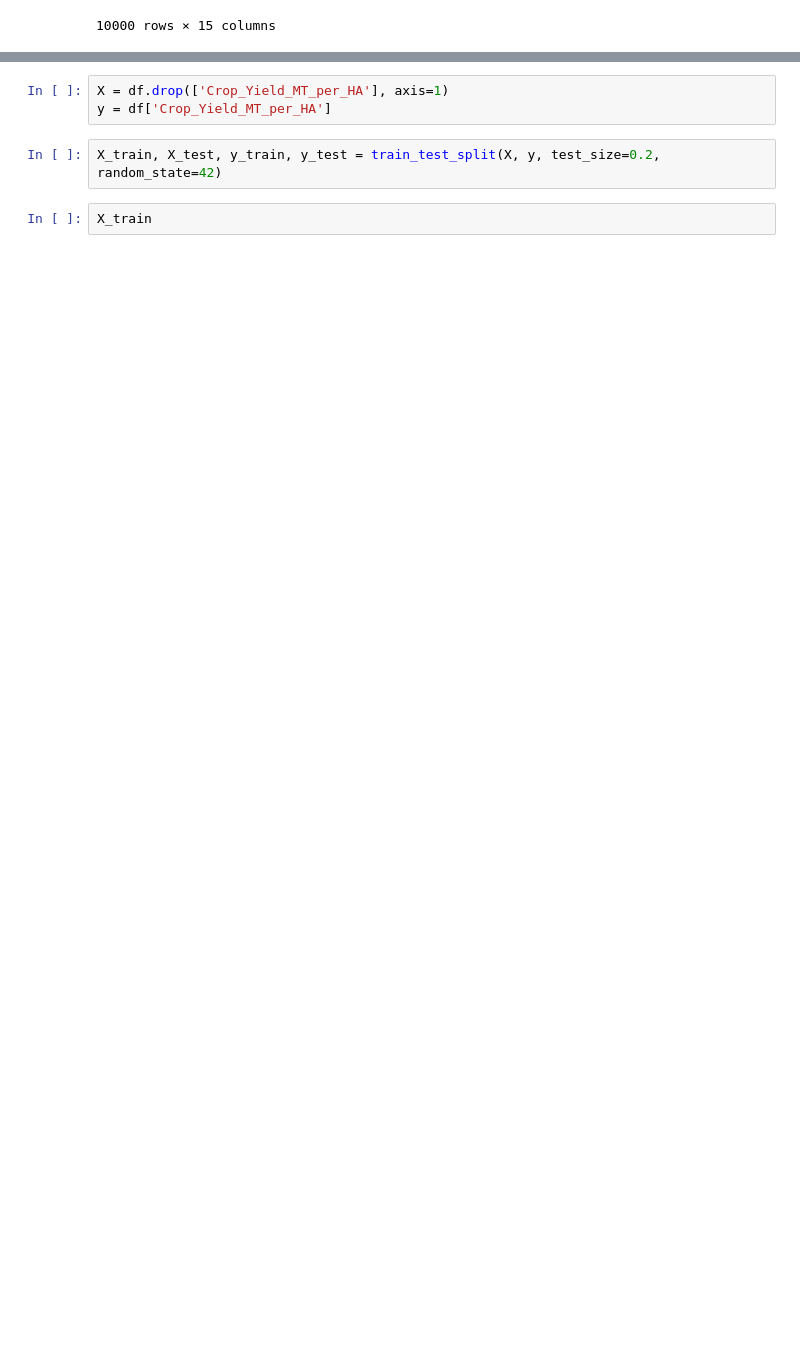
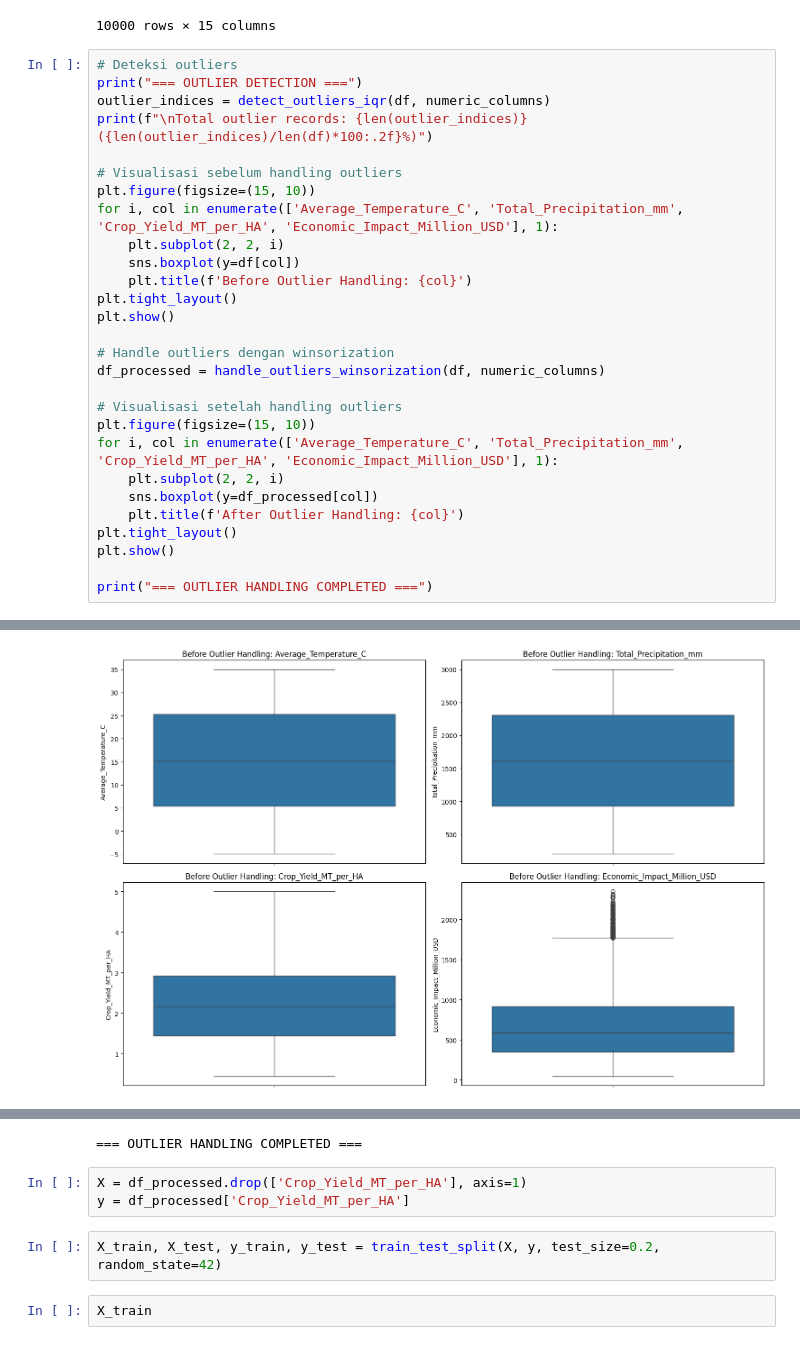
Before and after one commit to AzrilFahmiardi/climate_change_impact_regression, a Jupyter notebook: main.ipynb, the cells around one changed output, grey strips where cells are left out. Drawn from its saved outputs; the diff is of its cells as text; blank space fills up the shorter version.

Commit message:
nambahin handling outlier dan rumusan masalah

```diff
--- a/main.ipynb
+++ b/main.ipynb
@@ -102,3 +133,32 @@ df
 | 9998 | 1996 | Brazil | Southeast | Soybeans | 13.95 | 1549.52 | 17.31 | ... |
 | 9999 | 2015 | China | South | Corn | 11.78 | 1676.25 | 5.34 | ... |
 10000 rows × 15 columns
+# %%
+# Deteksi outliers
+print("=== OUTLIER DETECTION ===")
+outlier_indices = detect_outliers_iqr(df, numeric_columns)
+print(f"\nTotal outlier records: {len(outlier_indices)} ({len(outlier_indices)/len(df)*100:.2f}%)")
+
+# Visualisasi sebelum handling outliers
+plt.figure(figsize=(15, 10))
+for i, col in enumerate(['Average_Temperature_C', 'Total_Precipitation_mm', 'Crop_Yield_MT_per_HA', 'Economic_Impact_Million_USD'], 1):
+    plt.subplot(2, 2, i)
+    sns.boxplot(y=df[col])
+    plt.title(f'Before Outlier Handling: {col}')
+plt.tight_layout()
+plt.show()
+
+# Handle outliers dengan winsorization
+df_processed = handle_outliers_winsorization(df, numeric_columns)
+
+# Visualisasi setelah handling outliers
+plt.figure(figsize=(15, 10))
+for i, col in enumerate(['Average_Temperature_C', 'Total_Precipitation_mm', 'Crop_Yield_MT_per_HA', 'Economic_Impact_Million_USD'], 1):
+    plt.subplot(2, 2, i)
+    sns.boxplot(y=df_processed[col])
+    plt.title(f'After Outlier Handling: {col}')
+plt.tight_layout()
+plt.show()
+
+print("=== OUTLIER HANDLING COMPLETED ===")
+# %% [output]
@@ -104,0 +177 @@ df
+[figure, added]
@@ -105,6 +179,7 @@ df
+=== OUTLIER HANDLING COMPLETED ===
 # %%
-X = df.drop(['Crop_Yield_MT_per_HA'], axis=1)
-y = df['Crop_Yield_MT_per_HA']
+X = df_processed.drop(['Crop_Yield_MT_per_HA'], axis=1)
+y = df_processed['Crop_Yield_MT_per_HA']
 # %%
 X_train, X_test, y_train, y_test = train_test_split(X, y, test_size=0.2, random_state=42)
 # %%
```
Also changed, not shown: parts of 14 cells of this notebook, 5 other files.
